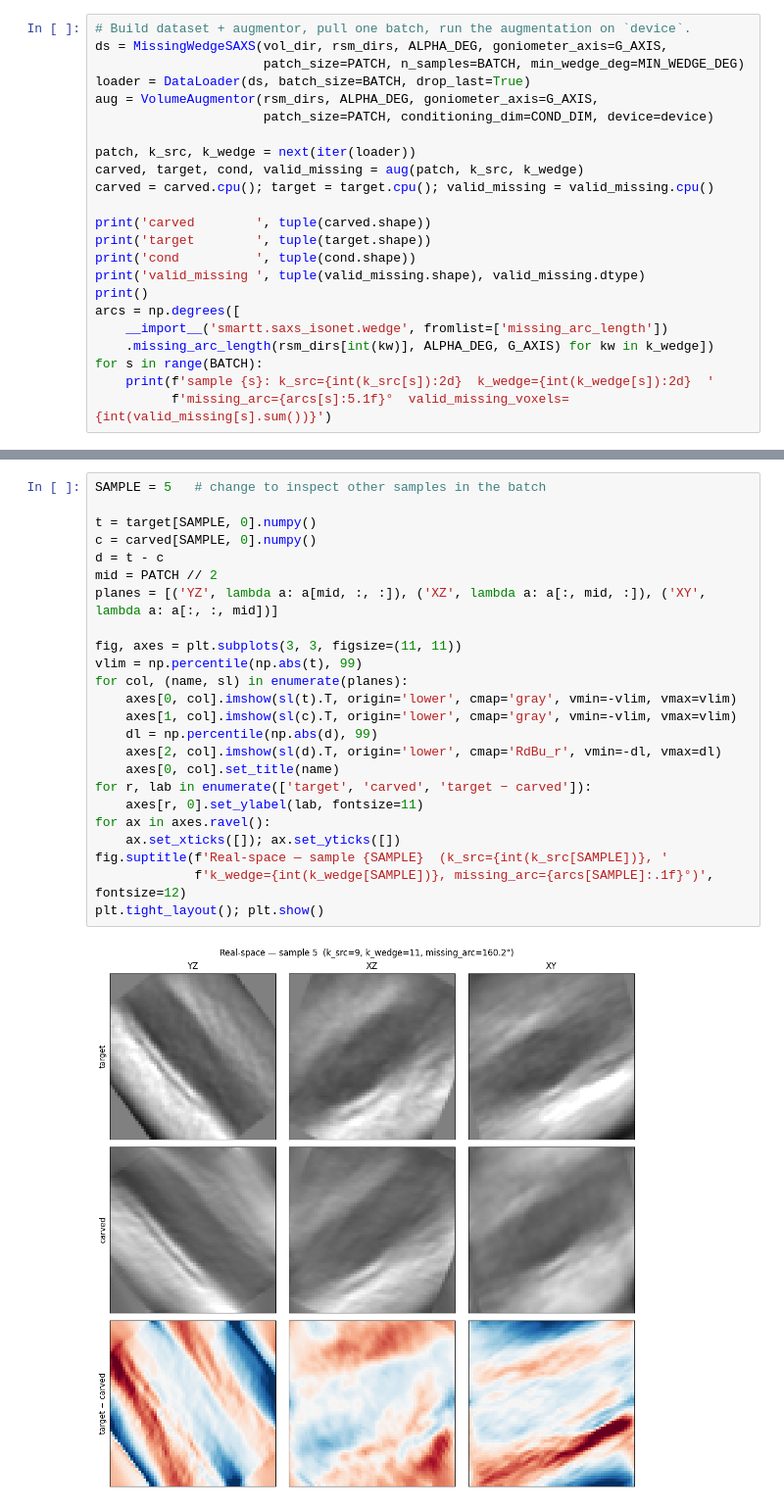
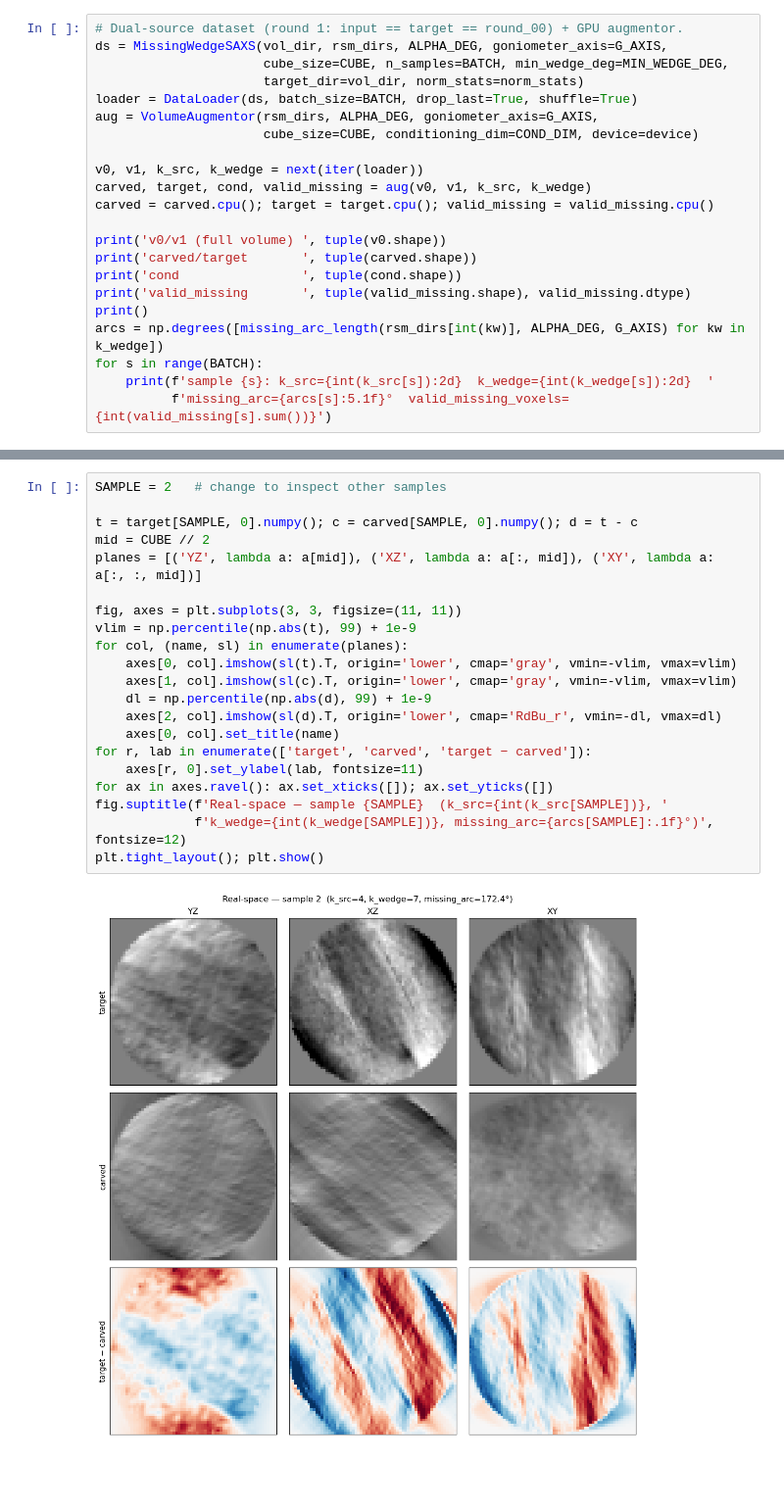
Before and after one commit to lfbarba/smartt, a Jupyter notebook: notebooks/saxs_isonet_training_data.ipynb, the cells around one changed output, grey strips where cells are left out. Shown at 98% size. Saved outputs shown, nothing was run; the diff lists cells and outputs as text; blank space fills up the shorter version.

```diff
--- a/notebooks/saxs_isonet_training_data.ipynb
+++ b/notebooks/saxs_isonet_training_data.ipynb
@@ -80,23 +84,22 @@ K=30  patch=64  alpha=45.0  half_space='y'
 # %%
-# Build dataset + augmentor, pull one batch, run the augmentation on `device`.
+# Dual-source dataset (round 1: input == target == round_00) + GPU augmentor.
 ds = MissingWedgeSAXS(vol_dir, rsm_dirs, ALPHA_DEG, goniometer_axis=G_AXIS,
-                      patch_size=PATCH, n_samples=BATCH, min_wedge_deg=MIN_WEDGE_DEG)
-loader = DataLoader(ds, batch_size=BATCH, drop_last=True)
+                      cube_size=CUBE, n_samples=BATCH, min_wedge_deg=MIN_WEDGE_DEG,
+                      target_dir=vol_dir, norm_stats=norm_stats)
+loader = DataLoader(ds, batch_size=BATCH, drop_last=True, shuffle=True)
 aug = VolumeAugmentor(rsm_dirs, ALPHA_DEG, goniometer_axis=G_AXIS,
-                      patch_size=PATCH, conditioning_dim=COND_DIM, device=device)
+                      cube_size=CUBE, conditioning_dim=COND_DIM, device=device)
 
-patch, k_src, k_wedge = next(iter(loader))
-carved, target, cond, valid_missing = aug(patch, k_src, k_wedge)
+v0, v1, k_src, k_wedge = next(iter(loader))
+carved, target, cond, valid_missing = aug(v0, v1, k_src, k_wedge)
 carved = carved.cpu(); target = target.cpu(); valid_missing = valid_missing.cpu()
 
-print('carved        ', tuple(carved.shape))
-print('target        ', tuple(target.shape))
-print('cond          ', tuple(cond.shape))
-print('valid_missing ', tuple(valid_missing.shape), valid_missing.dtype)
+print('v0/v1 (full volume) ', tuple(v0.shape))
+print('carved/target       ', tuple(carved.shape))
+print('cond                ', tuple(cond.shape))
+print('valid_missing       ', tuple(valid_missing.shape), valid_missing.dtype)
 print()
-arcs = np.degrees([
-    __import__('smartt.saxs_isonet.wedge', fromlist=['missing_arc_length'])
-    .missing_arc_length(rsm_dirs[int(kw)], ALPHA_DEG, G_AXIS) for kw in k_wedge])
+arcs = np.degrees([missing_arc_length(rsm_dirs[int(kw)], ALPHA_DEG, G_AXIS) for kw in k_wedge])
 for s in range(BATCH):
     print(f'sample {s}: k_src={int(k_src[s]):2d}  k_wedge={int(k_wedge[s]):2d}  '
           f'missing_arc={arcs[s]:5.1f}°  valid_missing_voxels={int(valid_missing[s].sum())}')
@@ -122,29 +125,26 @@ real space it appears as a smooth, oriented ripple, not localised structure.
 # %%
-SAMPLE = 5   # change to inspect other samples in the batch
+SAMPLE = 2   # change to inspect other samples
 
-t = target[SAMPLE, 0].numpy()
-c = carved[SAMPLE, 0].numpy()
-d = t - c
-mid = PATCH // 2
-planes = [('YZ', lambda a: a[mid, :, :]), ('XZ', lambda a: a[:, mid, :]), ('XY', lambda a: a[:, :, mid])]
+t = target[SAMPLE, 0].numpy(); c = carved[SAMPLE, 0].numpy(); d = t - c
+mid = CUBE // 2
+planes = [('YZ', lambda a: a[mid]), ('XZ', lambda a: a[:, mid]), ('XY', lambda a: a[:, :, mid])]
 
 fig, axes = plt.subplots(3, 3, figsize=(11, 11))
-vlim = np.percentile(np.abs(t), 99)
+vlim = np.percentile(np.abs(t), 99) + 1e-9
 for col, (name, sl) in enumerate(planes):
     axes[0, col].imshow(sl(t).T, origin='lower', cmap='gray', vmin=-vlim, vmax=vlim)
     axes[1, col].imshow(sl(c).T, origin='lower', cmap='gray', vmin=-vlim, vmax=vlim)
-    dl = np.percentile(np.abs(d), 99)
+    dl = np.percentile(np.abs(d), 99) + 1e-9
     axes[2, col].imshow(sl(d).T, origin='lower', cmap='RdBu_r', vmin=-dl, vmax=dl)
     axes[0, col].set_title(name)
 for r, lab in enumerate(['target', 'carved', 'target − carved']):
     axes[r, 0].set_ylabel(lab, fontsize=11)
-for ax in axes.ravel():
-    ax.set_xticks([]); ax.set_yticks([])
+for ax in axes.ravel(): ax.set_xticks([]); ax.set_yticks([])
 fig.suptitle(f'Real-space — sample {SAMPLE}  (k_src={int(k_src[SAMPLE])}, '
              f'k_wedge={int(k_wedge[SAMPLE])}, missing_arc={arcs[SAMPLE]:.1f}°)', fontsize=12)
 plt.tight_layout(); plt.show()
 # %% [output]
-[figure, old version]
+[figure, new version]
 # %% [markdown]
 ## Fourier-space alignment
 
```
Also changed, not shown: parts of 17 cells of this notebook, 19 other files.
